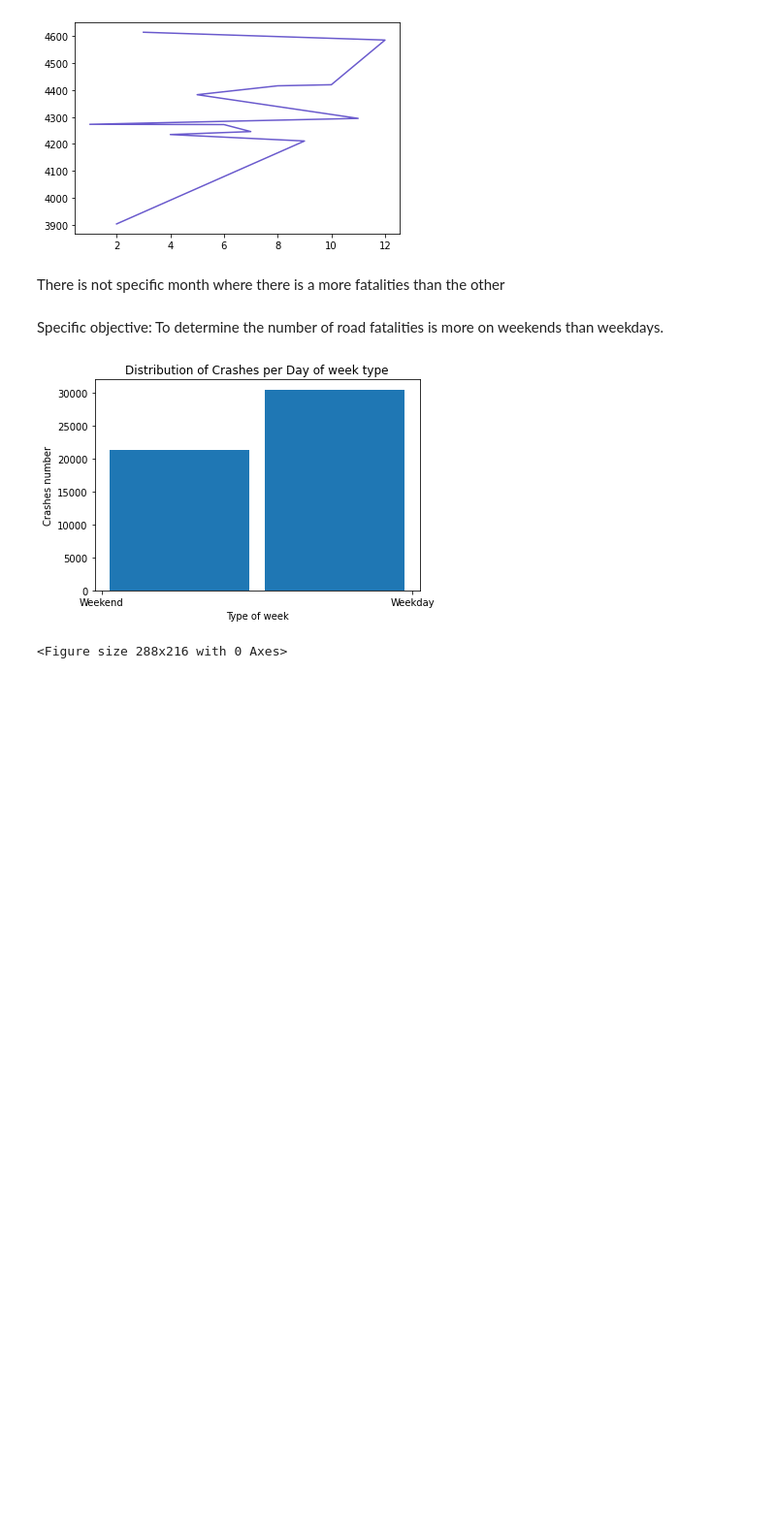
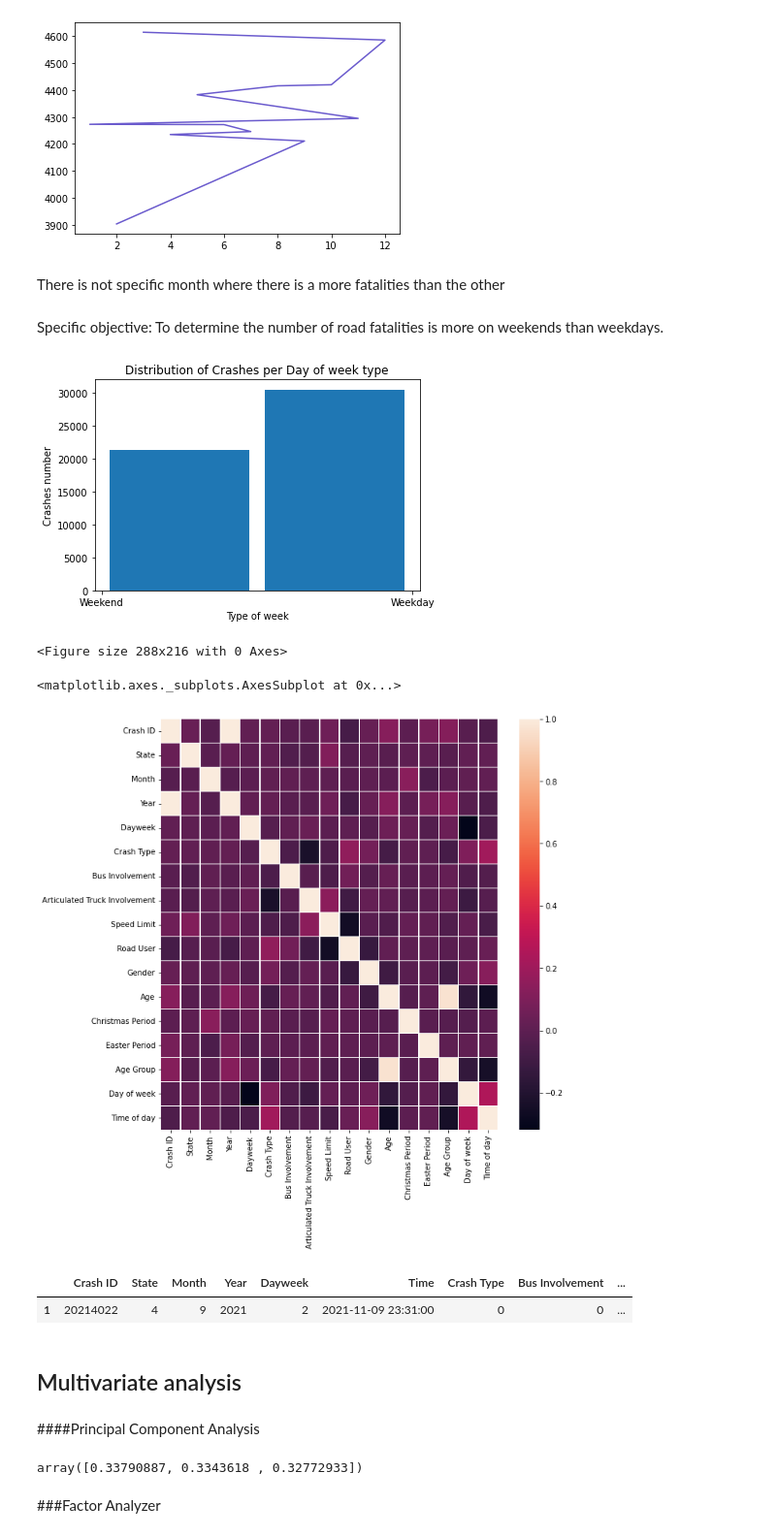
Before and after one commit to andrew-wairegi-school/matrix-project-core-module-1, a Jupyter notebook: Week_5_Matrix_team_Project.ipynb, the cells around one changed output. Shown: that part at 97% size. Saved outputs shown, nothing was run; the diff lists cells and outputs as text; code cells hidden in the pictures; blank space fills up the shorter version.

```diff
--- a/Week_5_Matrix_team_Project.ipynb
+++ b/Week_5_Matrix_team_Project.ipynb
@@ -449,3 +482,35 @@ plt.show()
 # %% [output]
 [figure]
 <Figure size 288x216 with 0 Axes>
+# %%
+from sklearn.preprocessing import LabelEncoder
+en = LabelEncoder()
+df['Day of week'] = en.fit_transform(df['Day of week'])
+df['State']= en.fit_transform(df['State'])
+df['Dayweek']=en.fit_transform(df['Dayweek'])
+df['Crash Type']=en.fit_transform(df['Crash Type'])
+df['Bus Involvement']=en.fit_transform(df['Bus Involvement'])
+df['Articulated Truck Involvement']=en.fit_transform(df['Articulated Truck Involvement'])
+df['Road User']=en.fit_transform(df['Road User'])
+df['Gender']=en.fit_transform(df['Gender'])
+df['Christmas Period']=en.fit_transform(df['Christmas Period'])
+df['Easter Period']=en.fit_transform(df['Easter Period'])
+df['Time of day']=en.fit_transform(df['Time of day'])
+df['Age Group']=en.fit_transform(df['Age Group'])
+df['Speed Limit'].replace({'<40':'40','Unspecified':'40'},inplace = True)
+df['Speed Limit'] = df['Speed Limit'].astype(int)
+# %%
+#df.info()
+corr_matrix = df.corr()
+corr_matrix
+#visualising the corrmatrix
+fig, ax = plt.subplots(figsize=(10,10))
+sns.heatmap(corr_matrix, annot=False,  linewidths=.5, ax=ax)
+# %% [output]
+<matplotlib.axes._subplots.AxesSubplot at 0x...>
+[figure, added]
+# %%
+df.head(1)
+# %% [output]
+|  | Crash ID | State | Month | Year | Dayweek | Time | Crash Type | Bus Involvement | ... |
+| 1 | 20214022 | 4 | 9 | 2021 | 2 | 2021-11-09 23:31:00 | 0 | 0 | ... |
@@ -451,0 +523,4 @@ plt.show()
+# %% [markdown]
+## Multivariate analysis
+# %% [markdown]
+####Principal Component Analysis
@@ -451,0 +539,8 @@ plt.show()
+# %%
+#getting the variance ration
+explained_variance = pca.explained_variance_ratio_
+explained_variance
+# %% [output]
+array([0.33790887, 0.3343618 , 0.32772933])
+# %% [markdown]
+###Factor Analyzer
```
Also changed, not shown: parts of 10 cells of this notebook.
